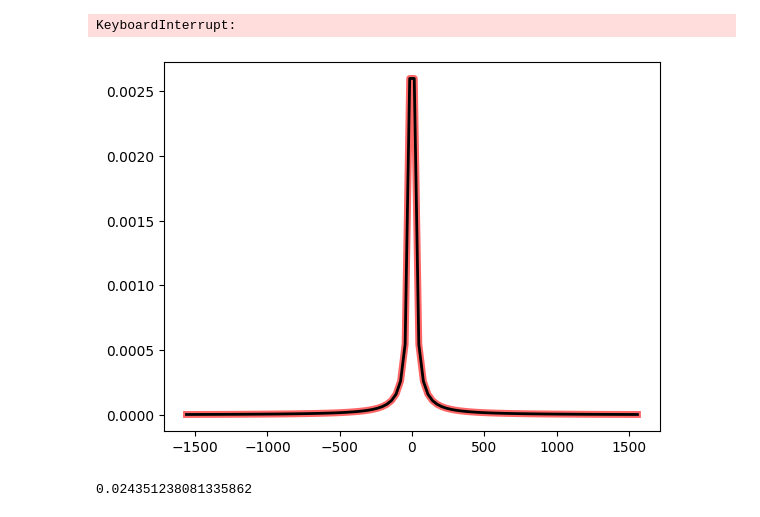
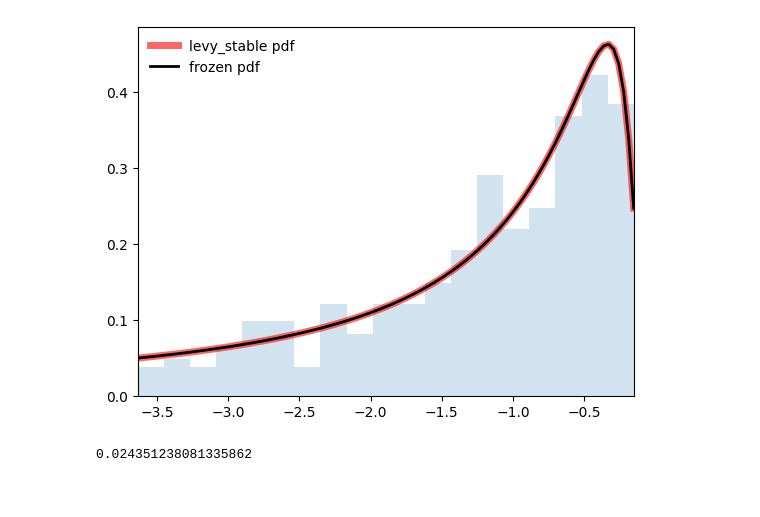
Before and after one commit to University-of-Silesia-Ion-Channel/Jonus, a Jupyter notebook: interactable.ipynb, the cells around one changed output. Saved outputs shown, nothing was run; the diff lists cells and outputs as text; code cells hidden in the pictures.

```diff
--- a/interactable.ipynb
+++ b/interactable.ipynb
@@ -42,30 +125,39 @@ interactive(children=(FloatSlider(value=1.0, description='a', max=10.0, min=0.1)
 # %%
 import numpy as np
-from scipy.stats import levy_stable
+from scipy.stats import levy_stable, levy, levy_l
 import matplotlib.pyplot as plt
 fig, ax = plt.subplots(1, 1)
 
-alpha, beta = 0.5, 0
+alpha, beta = 0.5, -1
 loc, scale = 0, 1
-x = np.linspace(levy_stable.ppf(0.01, alpha, beta, loc=loc, scale=scale),
-                levy_stable.ppf(0.99, alpha, beta, loc=loc, scale=scale), 100)
+# x = np.linspace(levy_stable.ppf(0.01, alpha, beta, loc=loc, scale=scale),
+#                 levy_stable.ppf(0.99, alpha, beta, loc=loc, scale=scale), 100)
+# ax.plot(x, levy_stable.pdf(x, alpha, beta, loc=loc, scale=scale),
+#        'r-', lw=5, alpha=0.6, label='levy_stable pdf')
+
+a = levy_stable.ppf(0.4, alpha, beta, loc=loc, scale=scale)
+b = levy_stable.ppf(0.99, alpha, beta, loc=loc, scale=scale)
+
+x = np.linspace(a, b, 100)
 ax.plot(x, levy_stable.pdf(x, alpha, beta, loc=loc, scale=scale),
        'r-', lw=5, alpha=0.6, label='levy_stable pdf')
+
 
 rv = levy_stable(alpha, beta, loc=loc, scale=scale)
 ax.plot(x, rv.pdf(x), 'k-', lw=2, label='frozen pdf')
 
 vals = levy_stable.ppf([0.001, 0.5, 0.999], alpha, beta, loc=loc, scale=scale)
 np.allclose([0.001, 0.5, 0.999], levy_stable.cdf(vals, alpha, beta, loc=loc, scale=scale))
 
 r = levy_stable.rvs(alpha, beta, loc=loc, scale=scale, size=1000)
-ax.hist(r, density=True, bins="auto", histtype='stepfilled', alpha=0.2)
+
+bins = np.concatenate(([np.min(r)], np.linspace(a, b, 20)))
+ax.hist(r, density=True, bins=bins, histtype='stepfilled', alpha=0.2)
 ax.set_xlim([x[0], x[-1]])
 ax.legend(loc='best', frameon=False)
 plt.show()
 # %% [output]
-KeyboardInterrupt:
-[figure, old version]
+[figure, new version]
 # %%
 import numpy as np
 import plotly.graph_objects as go
```
Also changed, not shown: parts of 3 cells of this notebook, 1 other file.
